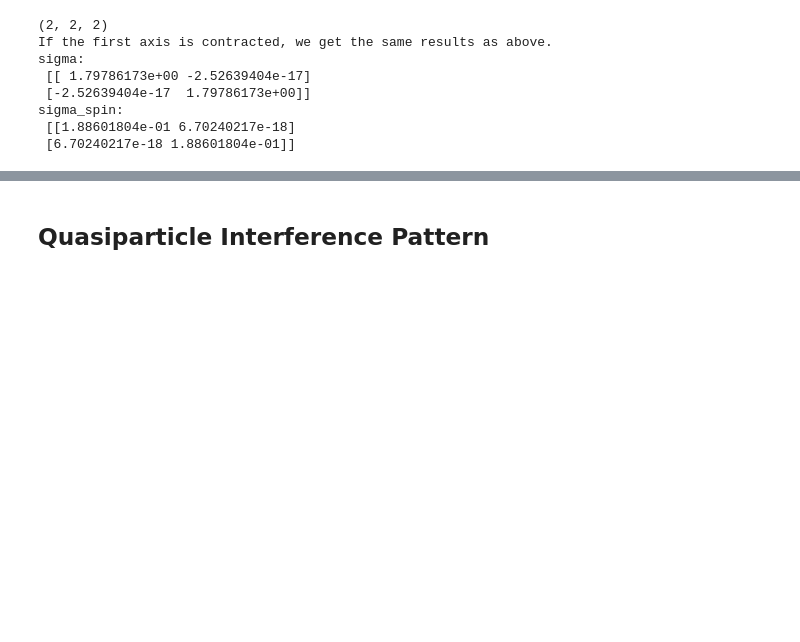
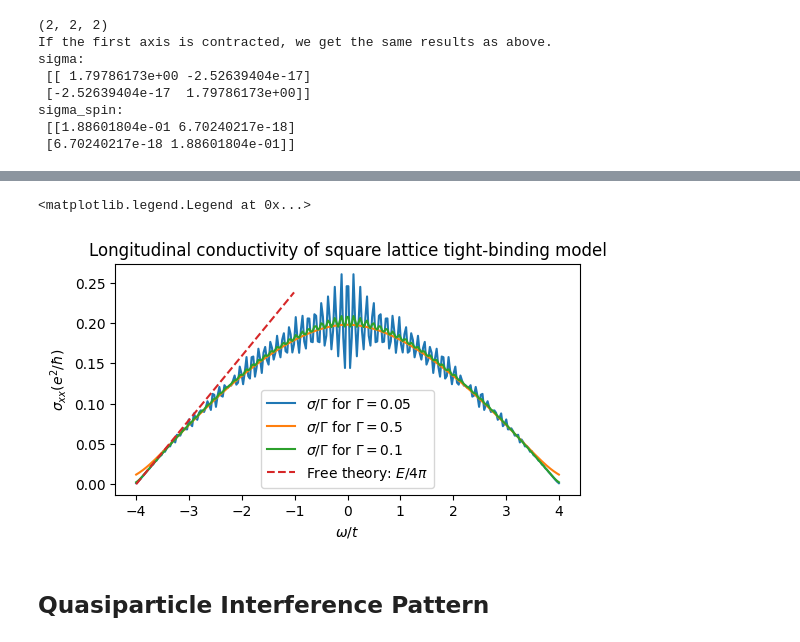
Before and after one commit to valeeb/blochK, a Jupyter notebook: tutorials/basics.ipynb, the cells around one changed output, grey strips where cells are left out. Cells and saved outputs as stored; diff of their text form; code cells hidden in the pictures; blank space fills up the shorter version.

```diff
--- a/tutorials/basics.ipynb
+++ b/tutorials/basics.ipynb
@@ -198,3 +206,31 @@ sigma_spin:
+# %%
+def H0_fct(kx,ky,mu=0):
+    """Simple square lattice tight-binding model"""
+    Hk = np.zeros((1,1,*kx.shape),dtype=complex) #remember the first 2 indices are for the orbitals
+    Hk[0,0] = -2*cos(kx) - 2*cos(ky) - mu
+    return Hk
+
+H0 = Hamiltonian2D(H0_fct,param=dict(mu=0,))
+
+fig,ax = plt.subplots(1,1,figsize=(6,3))
+
+es=np.linspace(-4,4,250) #scan the entire bandwidth
+for Gamma in [0.05,0.5,0.1]: #0.1 is the optimal value which also find_Gamma finds.
+    conds = np.array([observable.conductivity(H0,energy=e,Lk=100,Gamma=Gamma)[0,0] for e in es])
+    #the DC conductivity diverges with 1/Gamma
+    ax.plot(es,conds*Gamma,'-',label=r'$\sigma/\Gamma$ for $\Gamma={}$'.format(Gamma))
+
+ax.set_xlabel(r'$\omega/t$')
+ax.set_ylabel(r'$\sigma_{xx} (e^2/\hbar)$')
+ax.set_title('Longitudinal conductivity of square lattice tight-binding model')
+
+xs = es[es<-1]
+ax.plot(xs,(xs+4) /4/np.pi,'--', label=r'Free theory: $E/4\pi$')
+
+ax.legend()
+# %% [output]
+<matplotlib.legend.Legend at 0x...>
+[figure, added]
 # %% [markdown]
 ## Quasiparticle Interference Pattern
 # %% [markdown]
```
Also changed, not shown: parts of 2 cells of this notebook, 2 other files.
